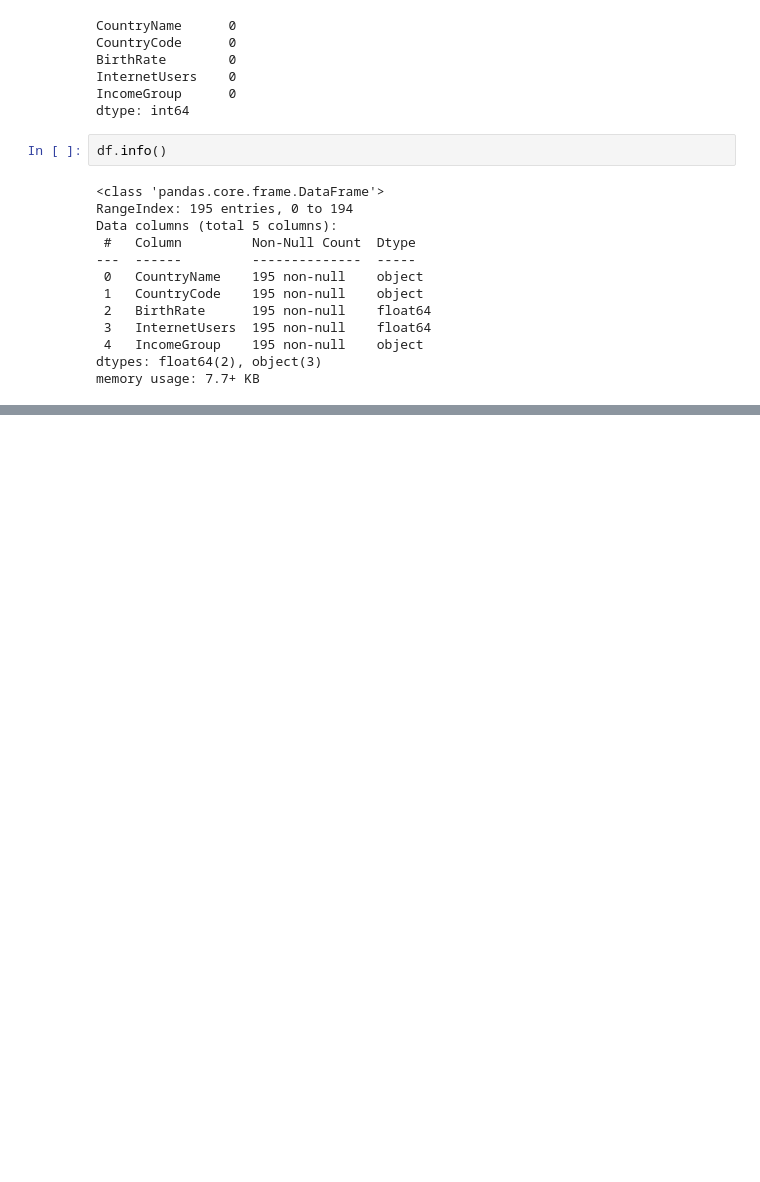
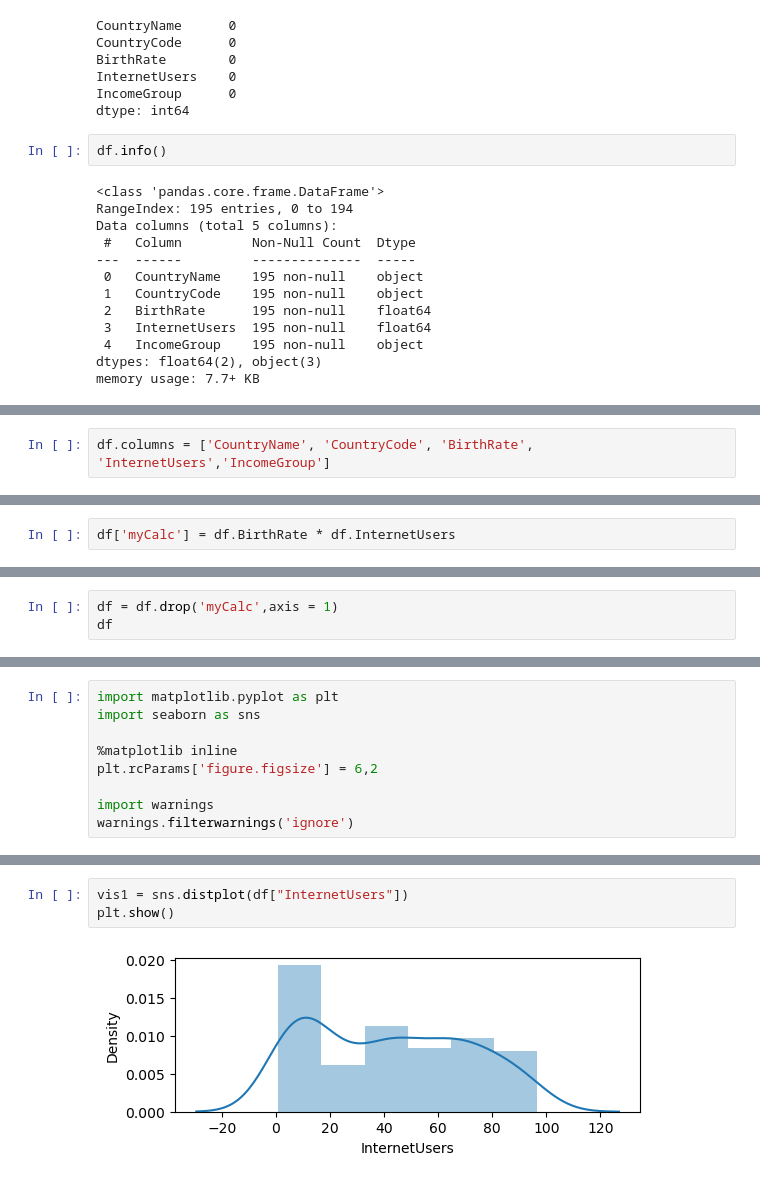
Before and after one commit to sivahere4cloud/ai-journey, a Jupyter notebook: 04-pandas/pandas_Introduction.ipynb, the cells around one changed output, grey strips where cells are left out. Cells and saved outputs as stored; diff of their text form; blank space fills up the shorter version.

Commit message:
Pandas Complete Practice with Income data set

```diff
--- a/04-pandas/pandas_Introduction.ipynb
+++ b/04-pandas/pandas_Introduction.ipynb
@@ -109,0 +370,2 @@ memory usage: 7.7+ KB
+# %%
+df.columns = ['CountryName', 'CountryCode', 'BirthRate', 'InternetUsers','IncomeGroup']
@@ -109,0 +392,2 @@ memory usage: 7.7+ KB
+# %%
+df['myCalc'] = df.BirthRate * df.InternetUsers
@@ -109,0 +399,3 @@ memory usage: 7.7+ KB
+# %%
+df = df.drop('myCalc',axis = 1)
+df
@@ -109,0 +524,9 @@ memory usage: 7.7+ KB
+# %%
+import matplotlib.pyplot as plt
+import seaborn as sns
+
+%matplotlib inline
+plt.rcParams['figure.figsize'] = 6,2
+
+import warnings
+warnings.filterwarnings('ignore')
@@ -109,0 +548,5 @@ memory usage: 7.7+ KB
+# %%
+vis1 = sns.distplot(df["InternetUsers"])
+plt.show()
+# %% [output]
+[figure, added]
```
Also changed, not shown: parts of 42 cells of this notebook.
